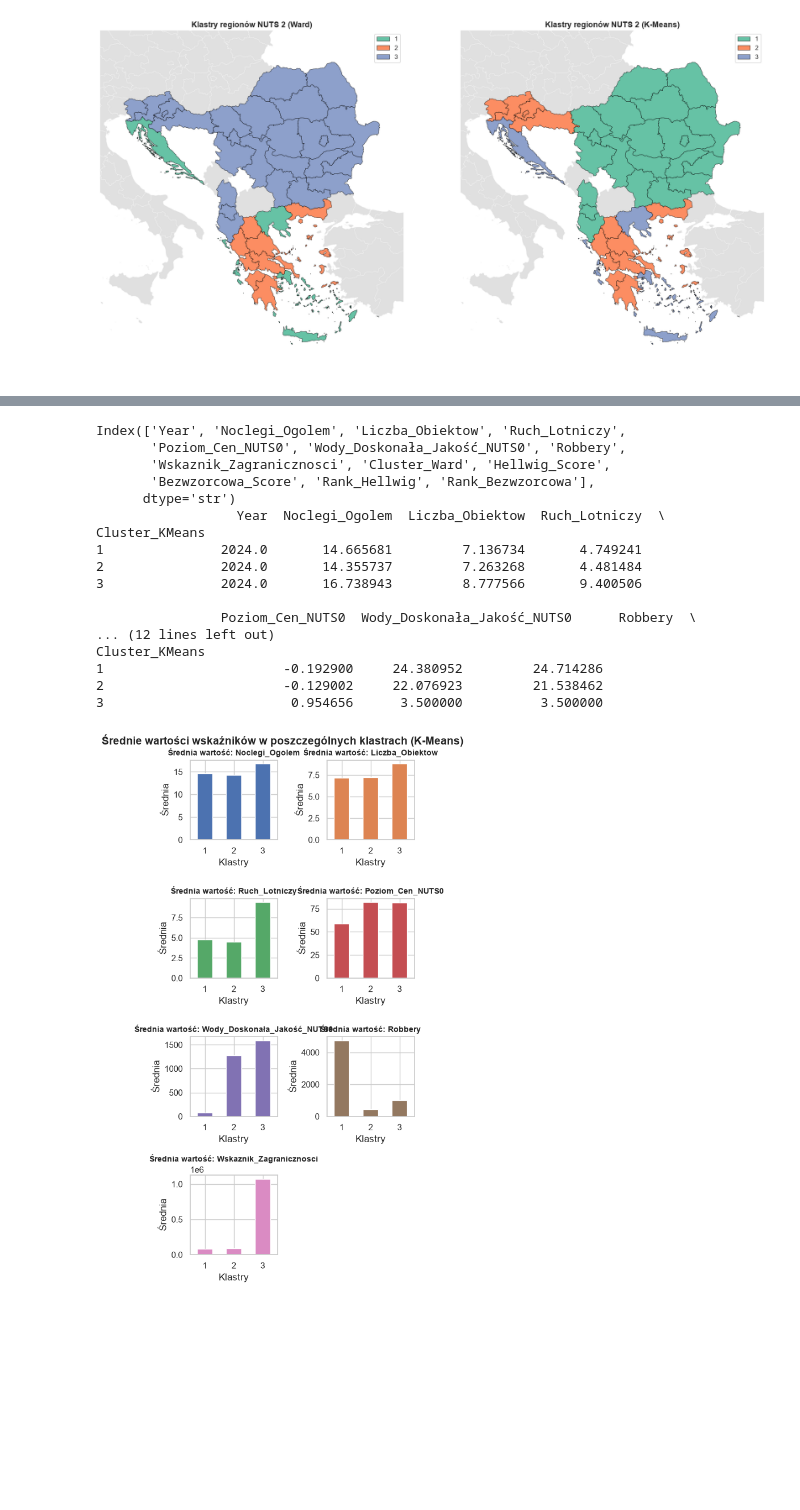
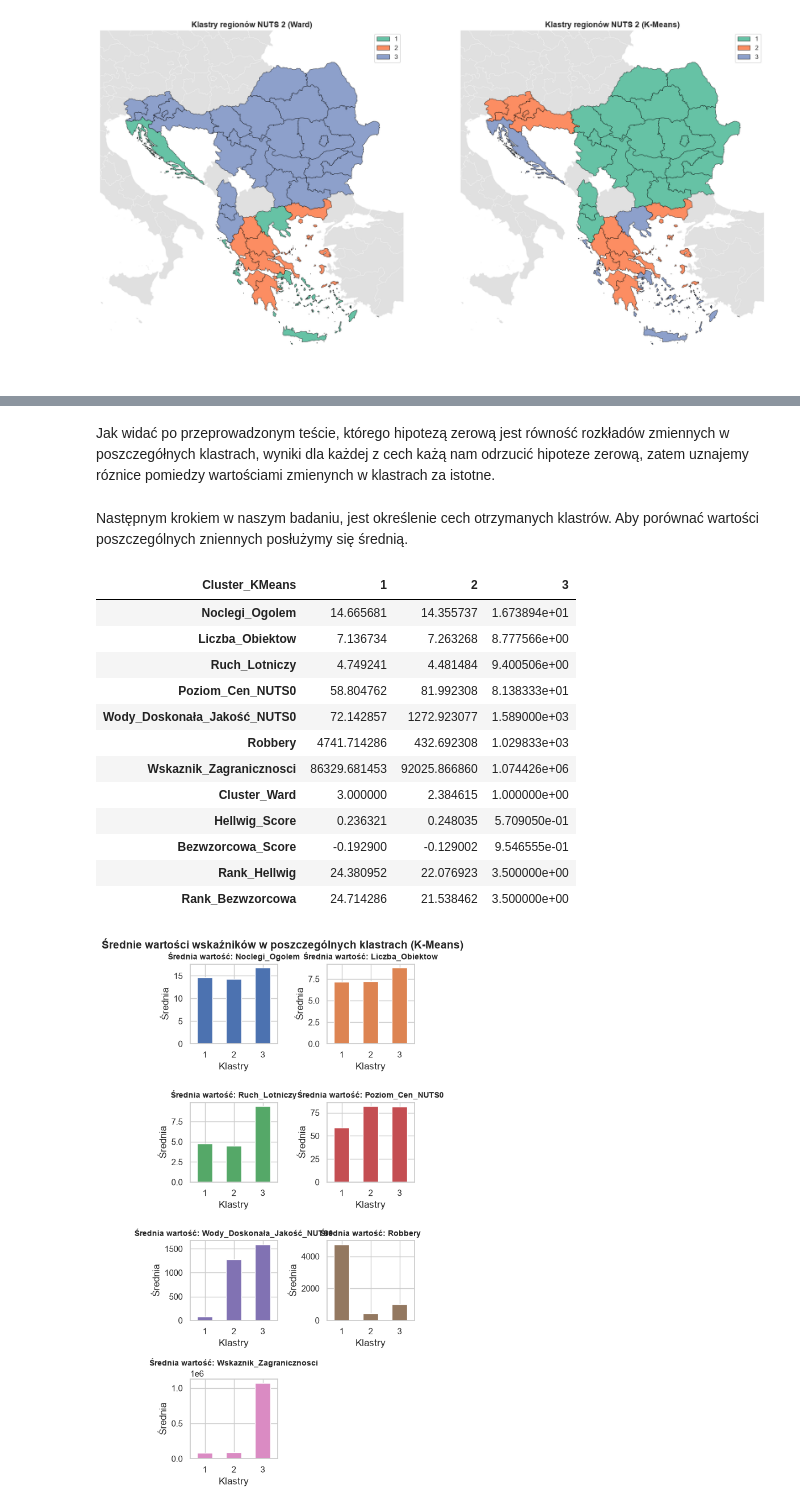
Before and after one commit to kawalerski-ja/Balkan-Tourism, a Jupyter notebook: Projekt_Balkany_Analiza_V3.ipynb, the cells around one changed output, grey strips where cells are left out. Drawn from its saved outputs; the diff is of its cells as text; code cells hidden in the pictures; blank space fills up the shorter version.

```diff
--- a/Projekt_Balkany_Analiza_V3.ipynb
+++ b/Projekt_Balkany_Analiza_V3.ipynb
@@ -310,2 +350,6 @@ Porównajmy teraz ze soba powstałe klastry
+# %% [markdown]
+Jak widać po przeprowadzonym teście, którego hipotezą zerową jest równość rozkładów zmiennych w poszczegółnych klastrach, wyniki dla każdej z cech każą nam odrzucić hipoteze zerową, zatem uznajemy róznice pomiedzy wartościami zmienynch w klastrach za istotne.
+# %% [markdown]
+Następnym krokiem w naszym badaniu, jest określenie cech otrzymanych klastrów. Aby porównać wartości poszczególnych zniennych posłużymy się średnią.
 # %%
 dane_klaster_srednie = df.groupby('Cluster_KMeans').mean(numeric_only=True)
@@ -312,24 +357,20 @@ dane_klaster_srednie = df.groupby('Cluster_KMeans').mean(numeric_only=True)
-# %%
-print(dane_klaster_srednie.columns)
-print(dane_klaster_srednie.head())
-# %% [output]
-Index(['Year', 'Noclegi_Ogolem', 'Liczba_Obiektow', 'Ruch_Lotniczy',
-       'Poziom_Cen_NUTS0', 'Wody_Doskonała_Jakość_NUTS0', 'Robbery',
-       'Wskaznik_Zagranicznosci', 'Cluster_Ward', 'Hellwig_Score',
-       'Bezwzorcowa_Score', 'Rank_Hellwig', 'Rank_Bezwzorcowa'],
-      dtype='str')
-                  Year  Noclegi_Ogolem  Liczba_Obiektow  Ruch_Lotniczy  \
-Cluster_KMeans
-1               2024.0       14.665681         7.136734       4.749241
-2               2024.0       14.355737         7.263268       4.481484
-3               2024.0       16.738943         8.777566       9.400506
-
-                Poziom_Cen_NUTS0  Wody_Doskonała_Jakość_NUTS0      Robbery  \
-... (12 lines left out)
-Cluster_KMeans
-1                       -0.192900     24.380952         24.714286
-2                       -0.129002     22.076923         21.538462
-3                        0.954656      3.500000          3.500000
+# %%
+
+display(dane_klaster_srednie.transpose())
+# %% [output]
+| Cluster_KMeans | 1 | 2 | 3 |
+| Noclegi_Ogolem | 14.665681 | 14.355737 | 1.673894e+01 |
+| Liczba_Obiektow | 7.136734 | 7.263268 | 8.777566e+00 |
+| Ruch_Lotniczy | 4.749241 | 4.481484 | 9.400506e+00 |
+| Poziom_Cen_NUTS0 | 58.804762 | 81.992308 | 8.138333e+01 |
+| Wody_Doskonała_Jakość_NUTS0 | 72.142857 | 1272.923077 | 1.589000e+03 |
+| Robbery | 4741.714286 | 432.692308 | 1.029833e+03 |
+| Wskaznik_Zagranicznosci | 86329.681453 | 92025.866860 | 1.074426e+06 |
+| Cluster_Ward | 3.000000 | 2.384615 | 1.000000e+00 |
+| Hellwig_Score | 0.236321 | 0.248035 | 5.709050e-01 |
+| Bezwzorcowa_Score | -0.192900 | -0.129002 | 9.546555e-01 |
+| Rank_Hellwig | 24.380952 | 22.076923 | 3.500000e+00 |
+| Rank_Bezwzorcowa | 24.714286 | 21.538462 | 3.500000e+00 |
 # %%
 numeric_log = ['Noclegi_Ogolem','Liczba_Obiektow','Ruch_Lotniczy','Poziom_Cen_NUTS0','Wody_Doskonała_Jakość_NUTS0', 'Robbery','Wskaznik_Zagranicznosci' ]
 
```
Also changed, not shown: parts of 13 cells of this notebook, 1 other file.
